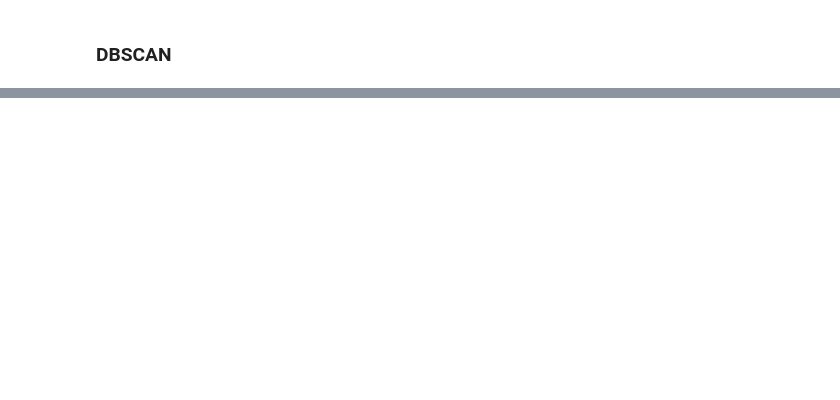
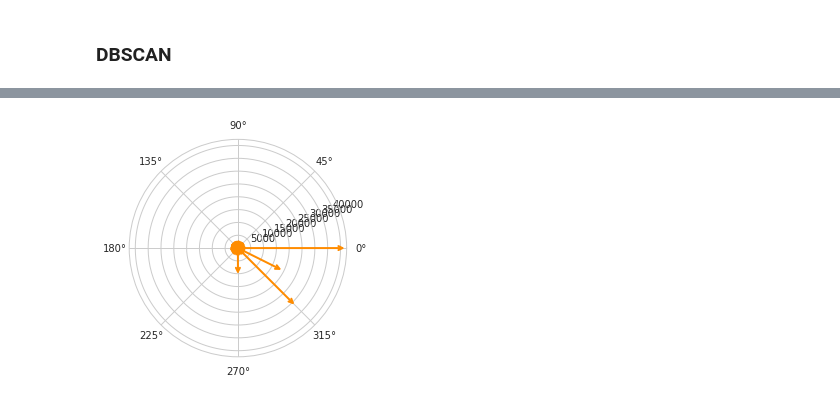
Before and after one commit to marlesson/flow_analysis, a Jupyter notebook: cluster.ipynb, the cells around one changed output, grey strips where cells are left out. Saved outputs shown, nothing was run; the diff lists cells and outputs as text; code cells hidden in the pictures; blank space fills up the shorter version.

```diff
--- a/cluster.ipynb
+++ b/cluster.ipynb
@@ -82,5 +131,10 @@ kmeans.predict(-1.4)[0]
+# %%
+from sklearn.preprocessing import StandardScaler
+
+# normalize dataset for easier parameter selection
+X = StandardScaler().fit_transform(df[['x1', 'y1','cluster']])
 # %%
-dbscan = DBSCAN().fit(X)
+dbscan = DBSCAN(eps=0.9, min_samples=50, n_jobs=-1).fit(X)
 # %%
 labels = dbscan.labels_
 labels
@@ -94,0 +149,2 @@ n_clusters_
+# %%
+df['cluster'] = labels
@@ -94,0 +173,3 @@ n_clusters_
+# %%
+df_angle = df.groupby(['angle']).agg({'size': 'sum', 'cluster': 'max'}).reset_index()
+df_angle.head()
@@ -94,0 +183,5 @@ n_clusters_
+# %%
+# Todos os Angulos
+fig, ax = compass(df_angle.angle.values, df_angle['size'].values)
+# %% [output]
+[figure, added]
```
Also changed, not shown: parts of 40 cells of this notebook, 16 other files.
